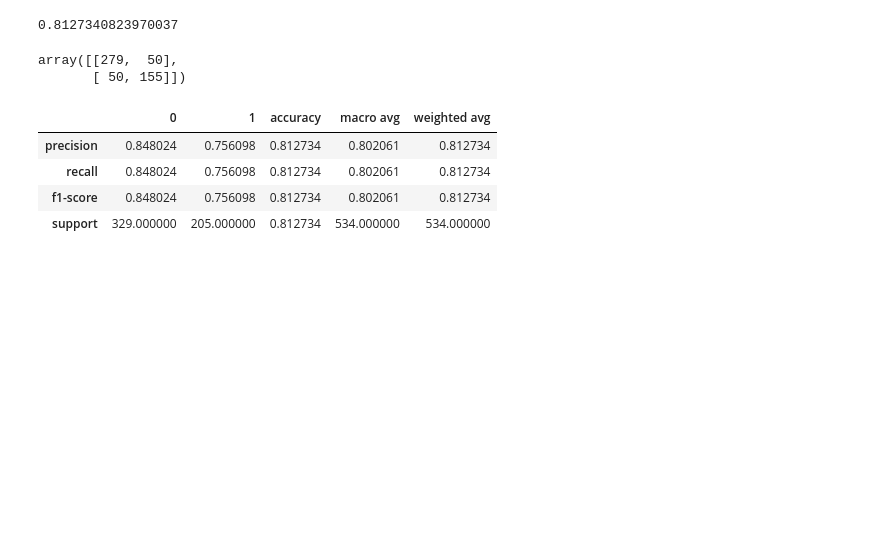
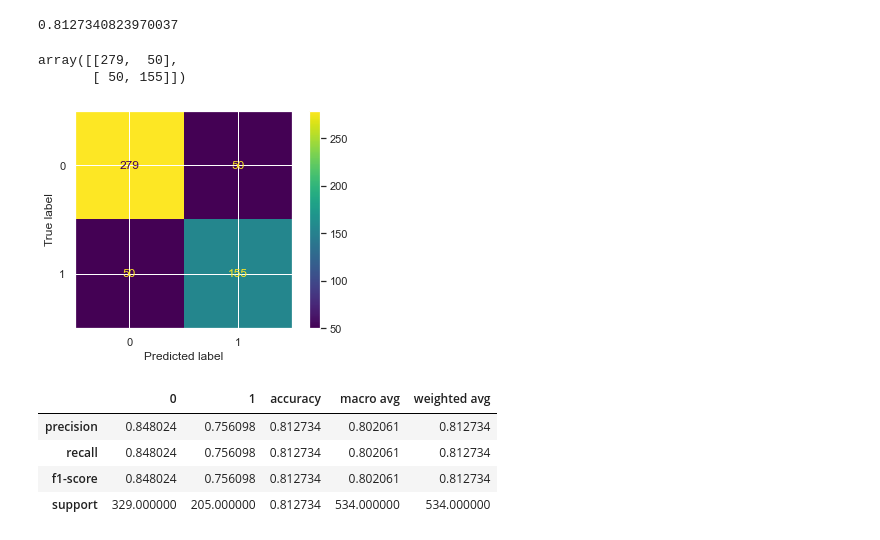
Before and after one commit to morgancross2/classification-exercises, a Jupyter notebook: model.ipynb, the cells around one changed output. Saved outputs shown, nothing was run; the diff lists cells and outputs as text; code cells hidden in the pictures; blank space fills up the shorter version.

```diff
--- a/model.ipynb
+++ b/model.ipynb
@@ -694,10 +695,17 @@ knn1.score(X_train, y_train)
 # %% [output]
 0.8127340823970037
 # %%
-met.confusion_matrix(y_train, knn1.predict(X_train))
+cm = met.confusion_matrix(y_train, knn1.predict(X_train))
+cm
 # %% [output]
 array([[279,  50],
        [ 50, 155]])
+# %%
+disp = met.ConfusionMatrixDisplay(cm, display_labels=knn1.classes_)
+disp.plot()
+plt.show()
+# %% [output]
+[figure, added]
 # %%
 pd.DataFrame(met.classification_report(y_train, knn1.predict(X_train), output_dict=True))
 # %% [output]
```
Also changed, not shown: parts of 54 cells of this notebook.
